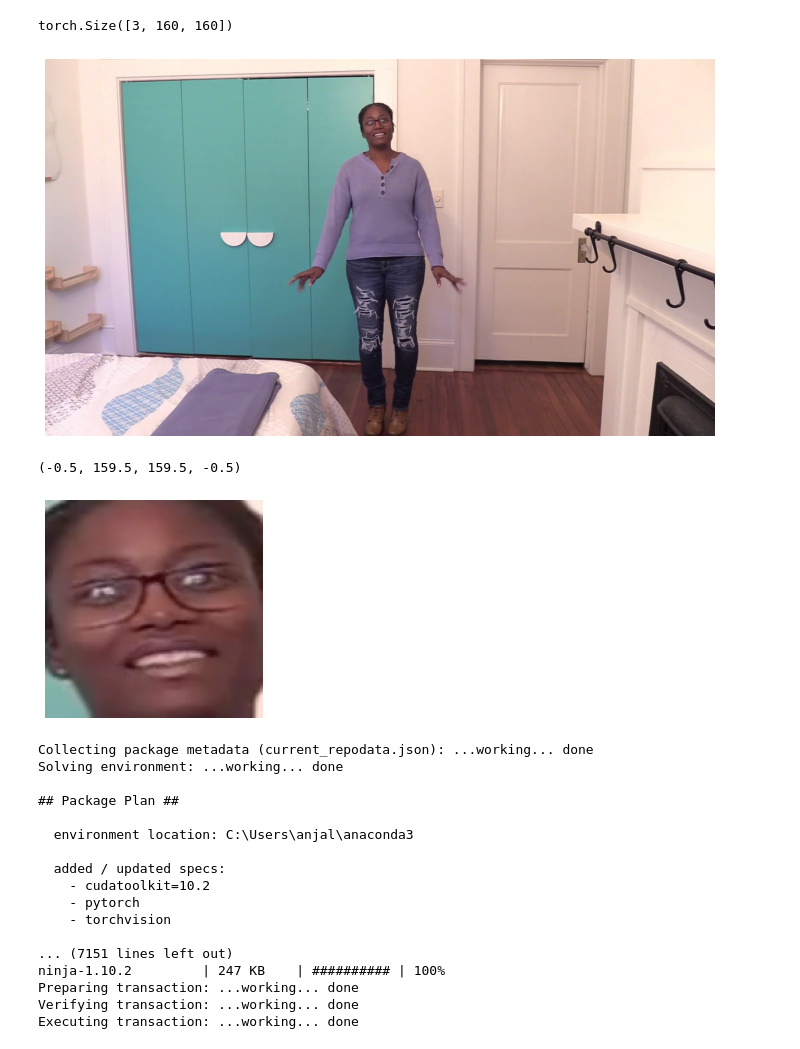
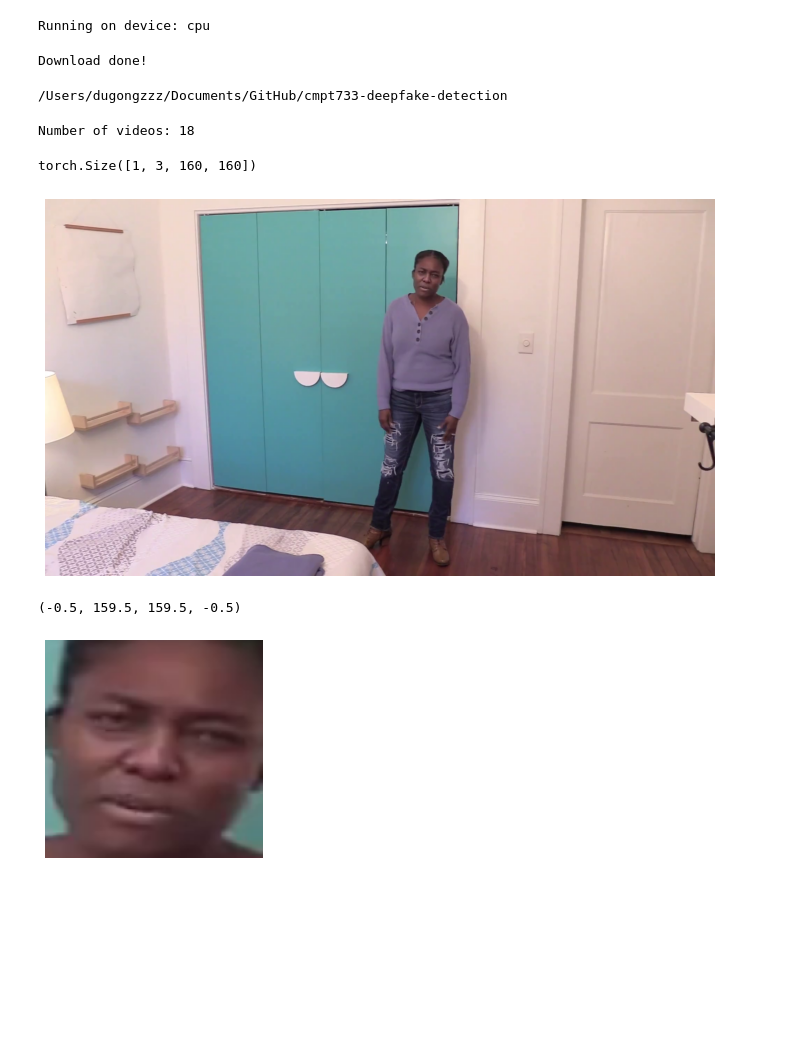
Before and after one commit to AT100/cmpt733-deepfake-detection, a Jupyter notebook: image_preprocessing.ipynb, the cells around one changed output. Cells and saved outputs as stored; diff of their text form; code cells hidden in the pictures; blank space fills up the shorter version.

Commit message:
add pip and downloading guide

```diff
--- a/image_preprocessing.ipynb
+++ b/image_preprocessing.ipynb
@@ -15,0 +113,13 @@ from PIL import Image
+# %%
+# Determine if an nvidia GPU is available
+device = torch.device('cuda:0' if torch.cuda.is_available() else 'cpu')
+print('Running on device: {}'.format(device))
+# %% [output]
+Running on device: cpu
+# %%
+# download zipped file from github. This should be pointed to LFS later.
+url = "https://github.com/AT100/cmpt733-deepfake-detection/blob/main/dataset/deepfake-detection-challenge.zip?raw=true"
+filename, headers = urllib.request.urlretrieve(url, filename="deepfake-detection-challenge.zip")
+print("Download done!")
+# %% [output]
+Download done!
@@ -16,9 +132,15 @@ from PIL import Image
 # %%
 # change directory accordingly
-INPUT_DIR = "C:/Users/anjal/Documents/733BDLab2/git-repo/cmpt733-deepfake-detection/deepfake-detection-challenge/train_sample_videos"
+CURR_DIR = os.getcwd()
+print(CURR_DIR)
+INPUT_DIR = CURR_DIR + "/deepfake-detection-challenge/train_sample_videos"
+# %% [output]
+/Users/dugongzzz/Documents/GitHub/cmpt733-deepfake-detection
 # %%
 videopaths = sorted(glob(os.path.join(INPUT_DIR, "*.mp4")))
 print("Number of videos:", len(videopaths))
+# %% [output]
+Number of videos: 18
 # %%
 v_cap = cv2.VideoCapture(videopaths[0])
 _, frame = v_cap.read()
@@ -29,35 +151,18 @@ plt.figure(figsize=(12, 8))
 plt.imshow(frame)
 plt.axis('off')
 
-
 mtcnn = MTCNN(select_largest=False, keep_all=True, post_process=False)#select_largest=False, device='cuda')
 #result = mtcnn.detect(frame)
 #print(result)
 face = mtcnn(frame)
 print(face.shape)
 # %% [output]
-torch.Size([3, 160, 160])
+torch.Size([1, 3, 160, 160])
-[figure, old version]
+[figure, new version]
 # %%
-plt.imshow(face.permute(1, 2, 0).int().numpy())
+# there can be a few faces identified, so this will need to be adjusted
+plt.imshow(face.squeeze().permute(1,2,0).int().numpy())
 plt.axis('off')
 # %% [output]
 (-0.5, 159.5, 159.5, -0.5)
-[figure, old version]
+[figure, new version]
-Collecting package metadata (current_repodata.json): ...working... done
-Solving environment: ...working... done
-
-## Package Plan ##
-
-  environment location: C:\Users\anjal\anaconda3
-
-  added / updated specs:
-    - cudatoolkit=10.2
-    - pytorch
-    - torchvision
-
-... (7151 lines left out)
-ninja-1.10.2         | 247 KB    | ########## | 100%
-Preparing transaction: ...working... done
-Verifying transaction: ...working... done
-Executing transaction: ...working... done
```
Also changed, not shown: parts of 8 cells of this notebook, 28 other files.
